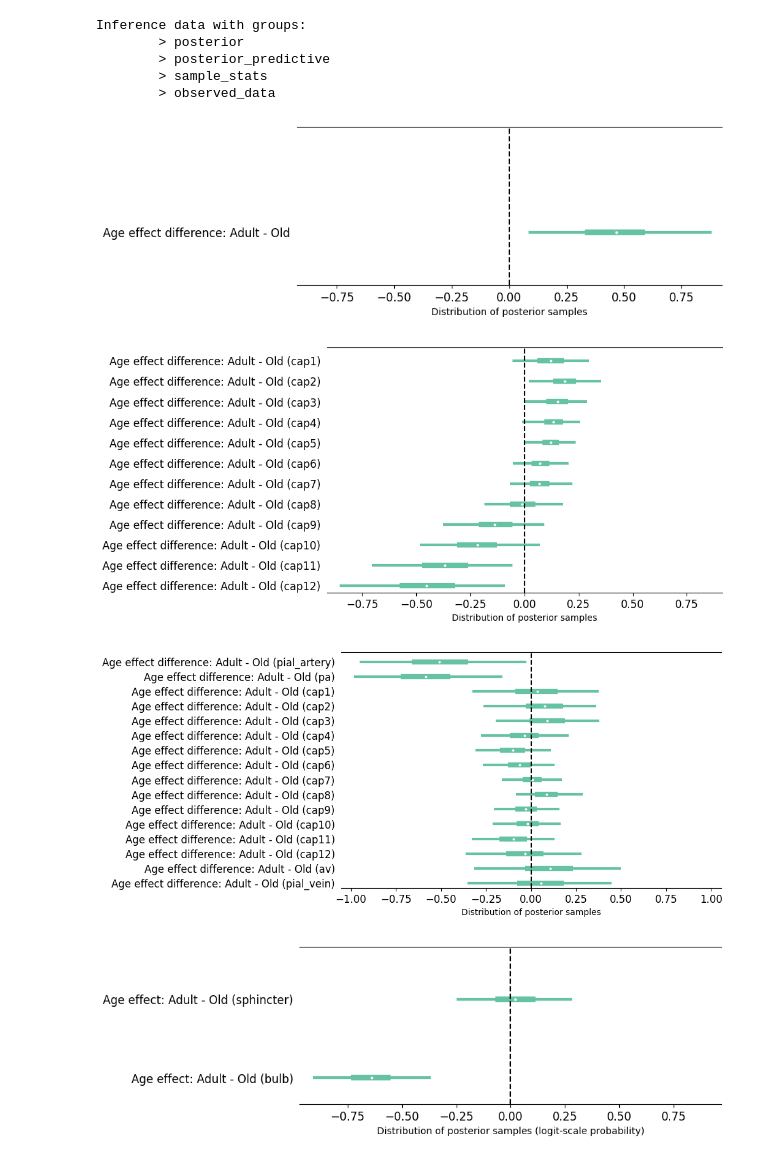
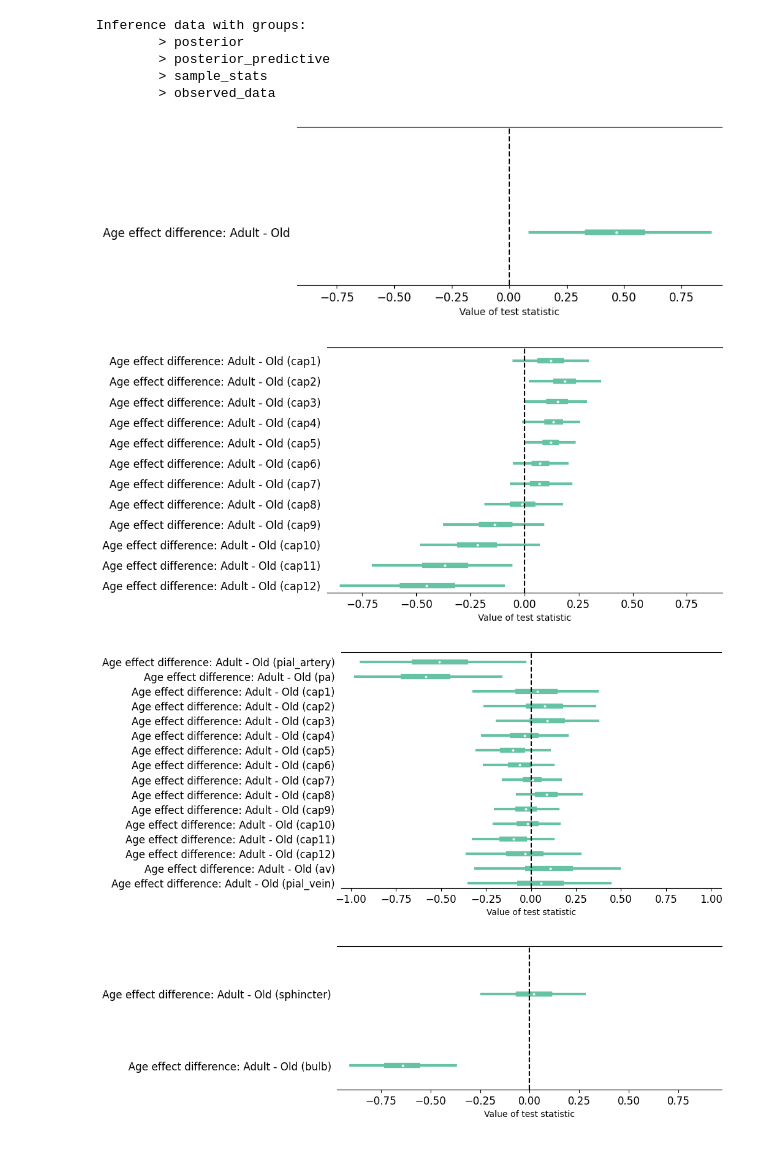
Before and after one commit to teddygroves/sphincter, a Jupyter notebook: sphincter/Main text figures.ipynb, the cells around one changed output. Drawn from its saved outputs; the diff is of its cells as text; code cells hidden in the pictures.

Commit message:
More correct x axis labels in main text figures

```diff
--- a/sphincter/Main text figures.ipynb
+++ b/sphincter/Main text figures.ipynb
@@ -21,7 +21,7 @@ abbreviations = {
 def format_name(name: str):
     return name.replace("_", " ").capitalize()
 # %%
-def forestplot(ax, ts, xlabel="Distribution of posterior samples"):
+def forestplot(ax, ts, xlabel="Value of test statistic"):
     az.plot_forest(ts, ax=ax, combined=True, textsize=12, linewidth=3, hdi_prob=0.95);
     ax.axvline(0.0, linestyle="--", color="black");
     xlow, xhigh = ax.get_xlim();
@@ -239,7 +239,7 @@ ax = forestplot(ax, ts)
 
 save_figure(f, "main-f6-collateral-density-age")
 # %% [output]
-[figure, old version]
+[figure, new version]
 # %%
 idata = idata_f6_density
 
@@ -256,7 +256,7 @@ ax = forestplot(ax, ts)
 
 save_figure(f, "main-f6-density-age-vt")
 # %% [output]
-[figure, old version]
+[figure, new version]
 # %%
 idata = idata_f6_tortuosity
 
@@ -273,16 +273,15 @@ ax = forestplot(ax, ts)
 
 save_figure(f, "main-f6-tortuosity-age-vt")
 # %% [output]
-[figure, old version]
+[figure, new version]
 # %%
 ts = {
-    "Age effect: Adult - Old (sphincter)": -idata_f6_sphincter.posterior["age"],
-    "Age effect: Adult - Old (bulb)": -idata_f6_bulb.posterior["age"],
+    "Age effect difference: Adult - Old (sphincter)": -idata_f6_sphincter.posterior["age"],
+    "Age effect difference: Adult - Old (bulb)": -idata_f6_bulb.posterior["age"],
 }
 
 f, ax = plt.subplots(figsize=[8, 3])
 forestplot(ax, ts);
-ax.set_xlabel(ax.get_xlabel() + " (logit-scale probability)");
 save_figure(f, "main-f6-sphincter-and-bulb")
 # %% [output]
-[figure, old version]
+[figure, new version]
```
Also changed, not shown: parts of 7 cells of this notebook, 11 other files.
